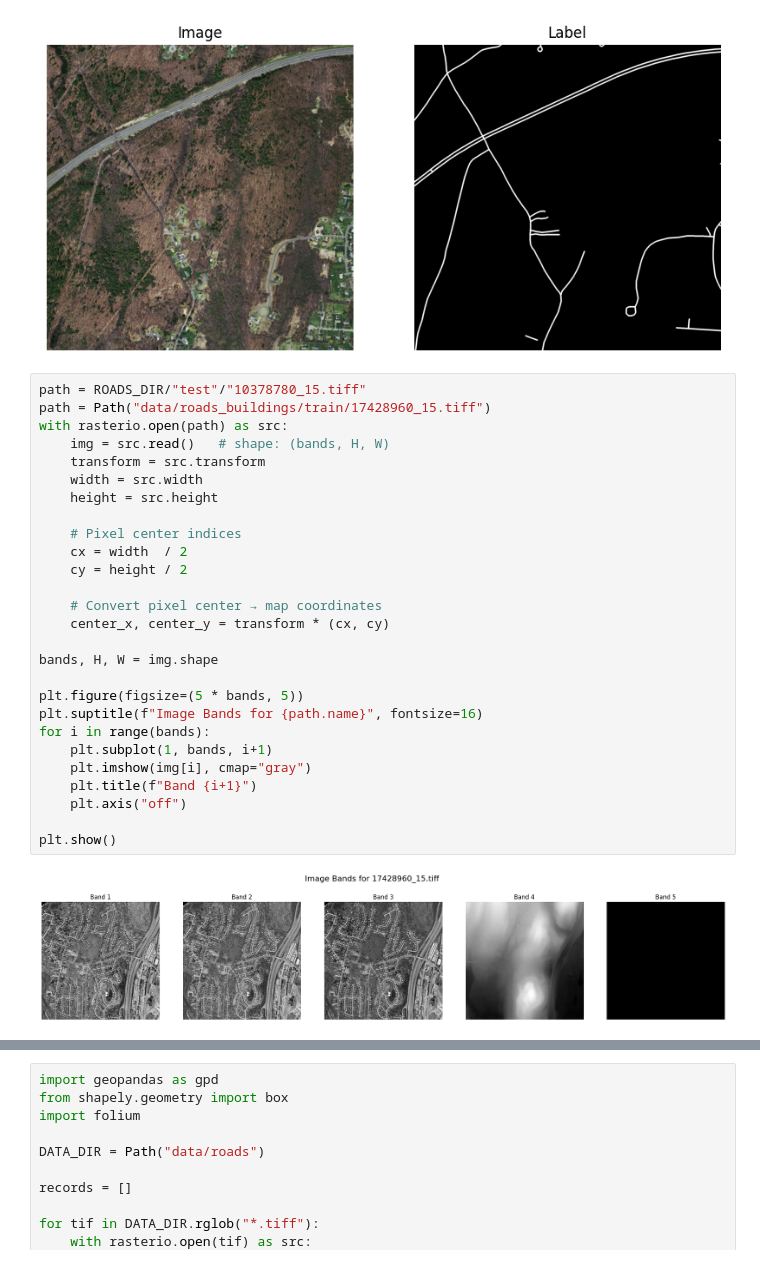
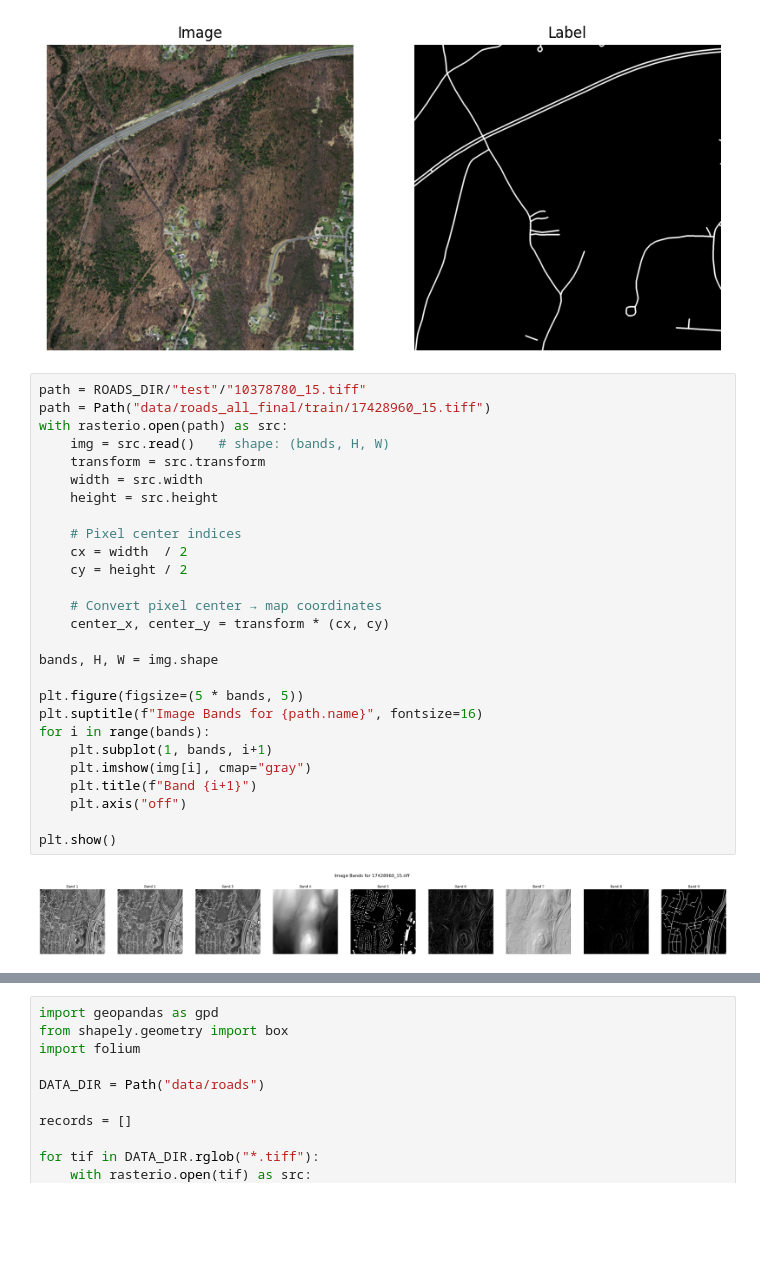
Before and after one commit to lorn-jaeger/road-detection, a Jupyter notebook: notebooks/00_intro.ipynb, the cells around one changed output, grey strips where cells are left out. Saved outputs shown, nothing was run; the diff lists cells and outputs as text; blank space fills up the shorter version.

```diff
--- a/notebooks/00_intro.ipynb
+++ b/notebooks/00_intro.ipynb
@@ -78,30 +78,30 @@ plt.show()
 [figure]
 # %%
 path = ROADS_DIR/"test"/"10378780_15.tiff"
-path = Path("data/roads_buildings/train/17428960_15.tiff")
+path = Path("data/roads_all_final/train/17428960_15.tiff")
 with rasterio.open(path) as src:
     img = src.read()   # shape: (bands, H, W)
     transform = src.transform
     width = src.width
     height = src.height
 
     # Pixel center indices
     cx = width  / 2
     cy = height / 2
 
     # Convert pixel center → map coordinates
     center_x, center_y = transform * (cx, cy)
 
 bands, H, W = img.shape
 
 plt.figure(figsize=(5 * bands, 5))
 plt.suptitle(f"Image Bands for {path.name}", fontsize=16)
 for i in range(bands):
     plt.subplot(1, bands, i+1)
     plt.imshow(img[i], cmap="gray")
     plt.title(f"Band {i+1}")
     plt.axis("off")
 
 plt.show()
 # %% [output]
-[figure, old version]
+[figure, new version]
```
Also changed, not shown: parts of 11 cells of this notebook, 2 other files.
